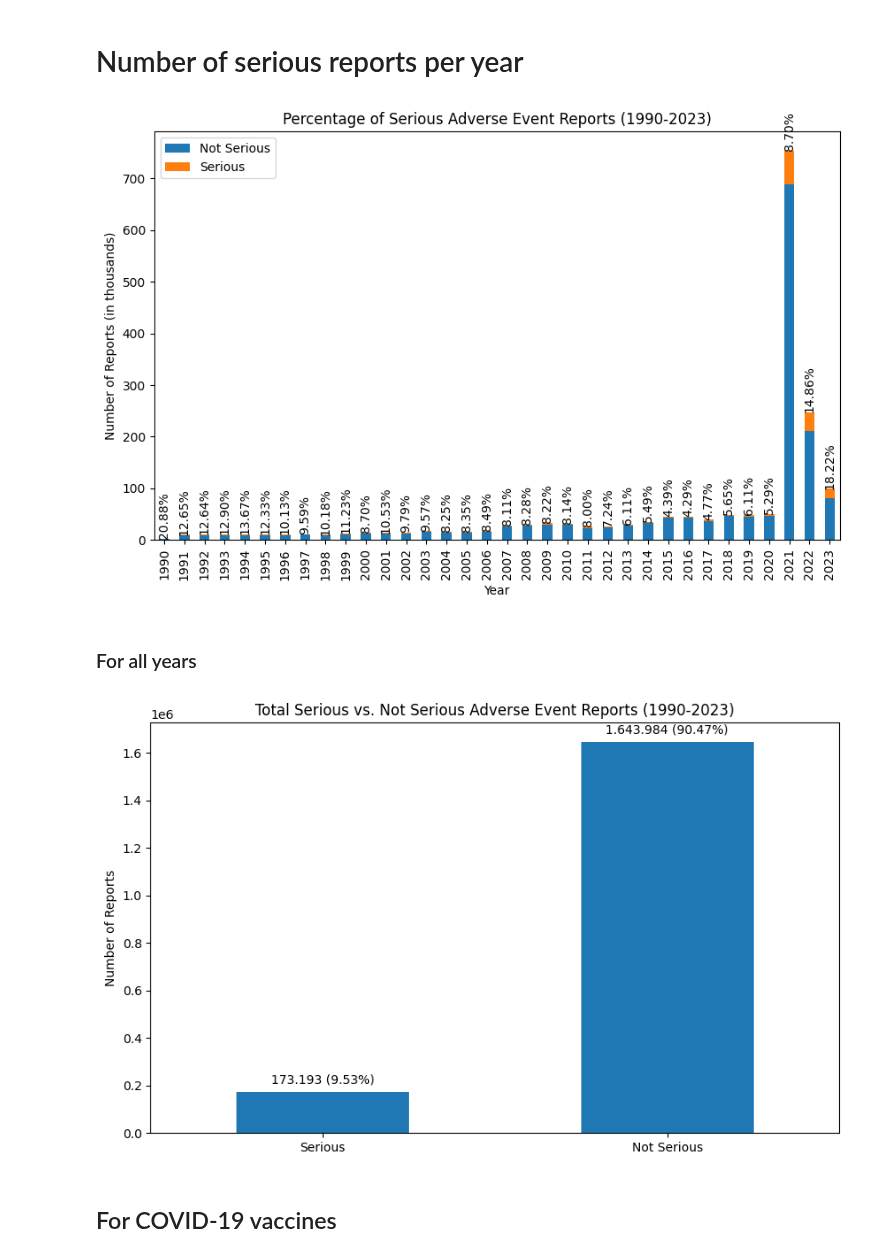
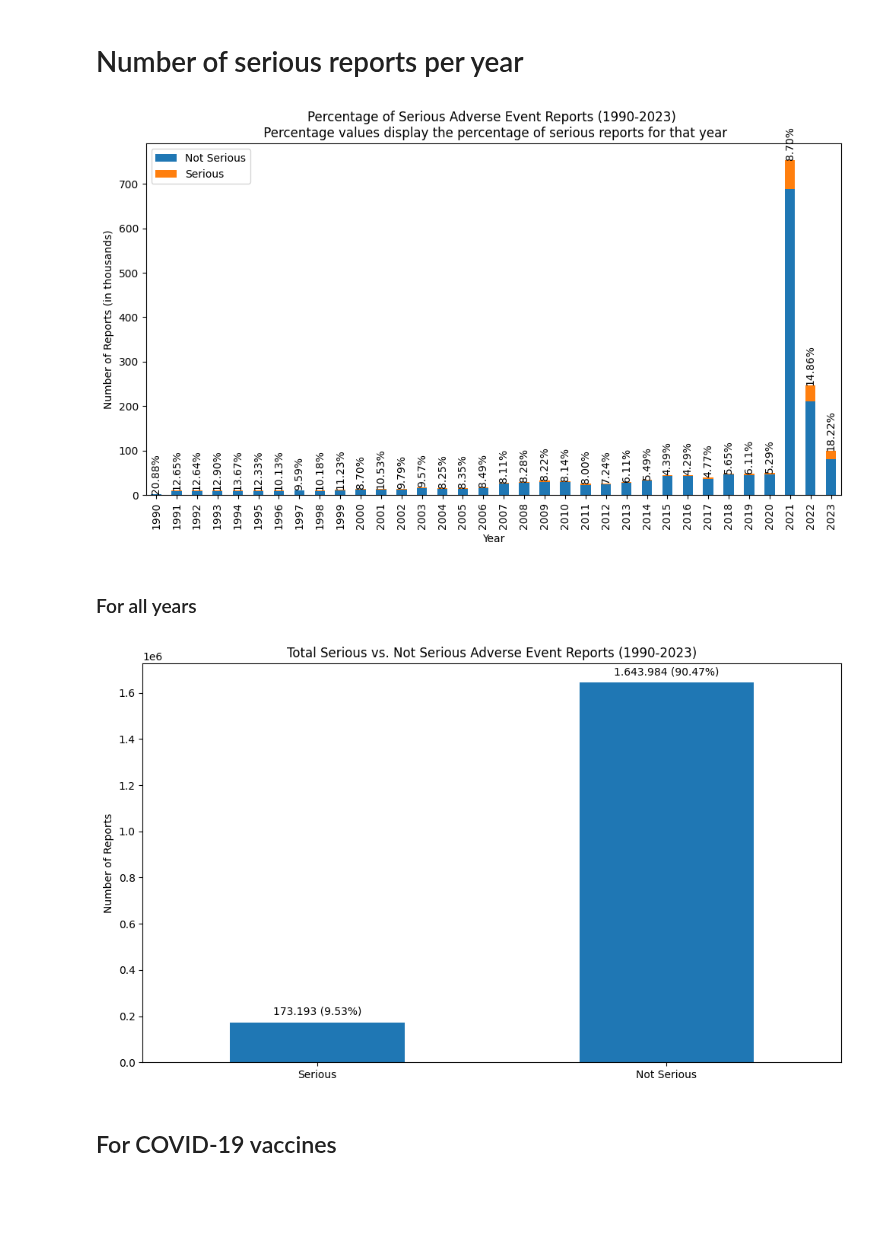
Before and after one commit to ZaNioxX/Masterarbeit, a Jupyter notebook: Data_Exploration/serious_events.ipynb, the cells around one changed output. Saved outputs shown, nothing was run; the diff lists cells and outputs as text; code cells hidden in the pictures; blank space fills up the shorter version.

Commit message:
added plots for serious events

```diff
--- a/Data_Exploration/serious_events.ipynb
+++ b/Data_Exploration/serious_events.ipynb
@@ -21,35 +21,37 @@ for year in range(1990, 2024):
     serious_count = (data == 'Y').any(axis=1).sum()
     total_count = len(data)
 
     # Store the counts
     aggregated_counts.loc[year, 'Serious'] = serious_count
     aggregated_counts.loc[year, 'Not Serious'] = total_count - serious_count
 
 # Calculate percentages
 aggregated_counts['Percentage'] = (aggregated_counts['Serious'] / (aggregated_counts['Serious'] + aggregated_counts['Not Serious'])) * 100
 
 # Plotting
 plt.figure(figsize=(10, 6))
 # Plot 'Serious' on top of 'Not Serious'
 ax = aggregated_counts[['Not Serious', 'Serious']].plot(kind='bar', stacked=True, ax=plt.gca())
-plt.title('Percentage of Serious Adverse Event Reports (1990-2023)')
+plt.title('Percentage of Serious Adverse Event Reports (1990-2023) \n Percentage values display the percentage of serious reports for that year')
 plt.xlabel('Year')
 plt.ylabel('Number of Reports (in thousands)')
 plt.legend(['Not Serious', 'Serious'])
 
 # Adjust y-axis to show values in thousands
 ax.set_yticklabels(['{:.0f}'.format(y/1000) for y in ax.get_yticks()])
 
 # Annotating with percentages
 for year, row in aggregated_counts.iterrows():
     # Calculate the position for annotation
     position = row['Not Serious'] + row['Serious']
     # Annotate with the percentage
     ax.annotate(f'{row["Percentage"]:.2f}%', (year-1990, position), ha='center', va='bottom', rotation=90)
 
+plt.tight_layout()
+plt.savefig('/Users/sep/PycharmProjects/Masterarbeit/Plots/Data_Exploration/Serious_Events/Serious_Events_per_Year.png')
 plt.show()
 # %% [output]
-[figure, old version]
+[figure, new version]
 # %% [markdown]
 ### For all years
 # %%
@@ -102,10 +104,11 @@ for idx, p in enumerate(ax.patches):
     formatted_count = format_with_period(count)
     label = f"{formatted_count} ({counts_df.iloc[idx]['Percentage']:.2f}%)"
     ax.annotate(label, (p.get_x() + p.get_width() / 2., p.get_height()), ha='center', va='center', xytext=(0, 10), textcoords='offset points')
-
+plt.tight_layout()
+plt.savefig('/Users/sep/PycharmProjects/Masterarbeit/Plots/Data_Exploration/Serious_Events/Serious_Events_total_all_Years.png')
 plt.show()
 # %% [output]
-[figure, old version]
+[figure, new version]
 # %% [markdown]
 ## For COVID-19 vaccines
 # %%
```
Also changed, not shown: parts of 1 cell of this notebook, 3 other files.
